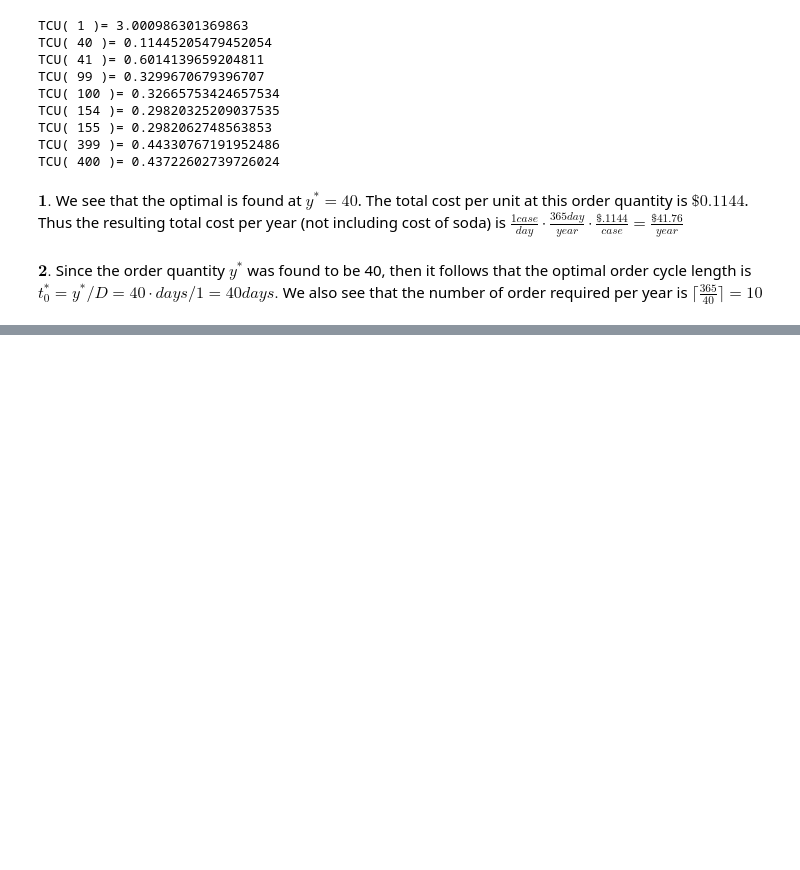
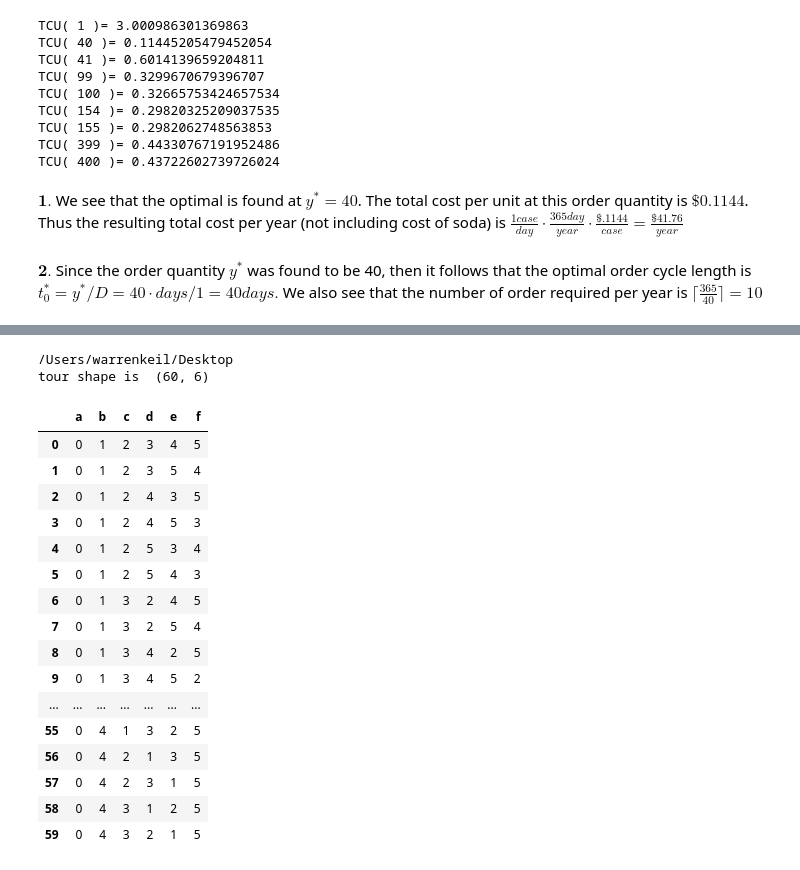
Before and after one commit to warrenkeil/Operation-Research-2, a Jupyter notebook: or2exam1.ipynb, the cells around one changed output, grey strips where cells are left out. Cells and saved outputs as stored; diff of their text form; code cells hidden in the pictures; blank space fills up the shorter version.

```diff
--- a/or2exam1.ipynb
+++ b/or2exam1.ipynb
@@ -91,0 +432,37 @@ $\textbf{2.}$ Since the order quantity $y^*$ was found to be 40, then it follows
+# %%
+import numpy as np
+import pandas as pd
+import os
+os.chdir('/Users/warrenkeil/desktop')
+print(os.getcwd())
+
+
+A = np.array([[0,22,14,28,11,13],[22,0,45,31,42,28],
+              [14,45,0,37,25,39],[28,31,37,0,6,19],
+             [11,42,25,6,0,9],[13,28,39,19,9,0]])
+
+tour = pd.read_csv('tsp.csv')
+n= 60
+
+print('tour shape is ', tour.shape)
+tour.loc[0:59]
+# %% [output]
+/Users/warrenkeil/Desktop
+tour shape is  (60, 6)
+|  | a | b | c | d | e | f |
+| 0 | 0 | 1 | 2 | 3 | 4 | 5 |
+| 1 | 0 | 1 | 2 | 3 | 5 | 4 |
+| 2 | 0 | 1 | 2 | 4 | 3 | 5 |
+| 3 | 0 | 1 | 2 | 4 | 5 | 3 |
+| 4 | 0 | 1 | 2 | 5 | 3 | 4 |
+| 5 | 0 | 1 | 2 | 5 | 4 | 3 |
+| 6 | 0 | 1 | 3 | 2 | 4 | 5 |
+| 7 | 0 | 1 | 3 | 2 | 5 | 4 |
+| 8 | 0 | 1 | 3 | 4 | 2 | 5 |
+| 9 | 0 | 1 | 3 | 4 | 5 | 2 |
+| ... | ... | ... | ... | ... | ... | ... |
+| 55 | 0 | 4 | 1 | 3 | 2 | 5 |
+| 56 | 0 | 4 | 2 | 1 | 3 | 5 |
+| 57 | 0 | 4 | 2 | 3 | 1 | 5 |
+| 58 | 0 | 4 | 3 | 1 | 2 | 5 |
+| 59 | 0 | 4 | 3 | 2 | 1 | 5 |
```
Also changed, not shown: parts of 45 cells of this notebook.
